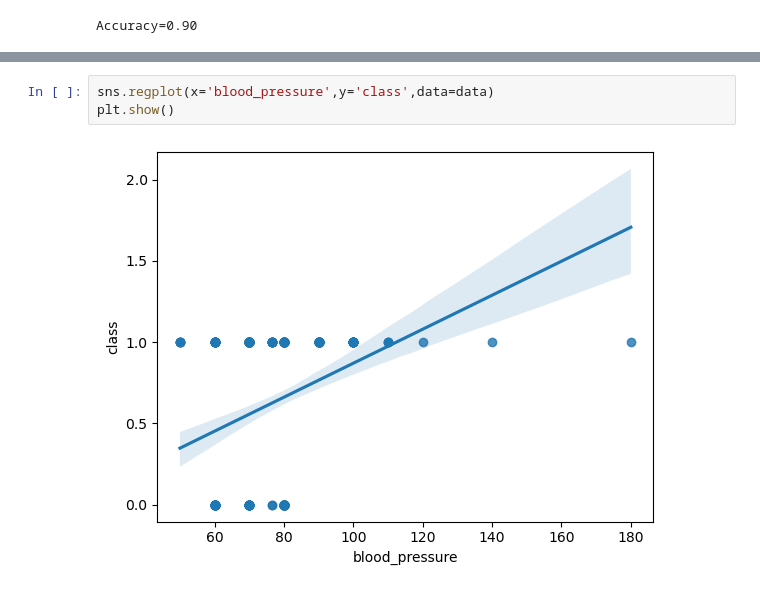
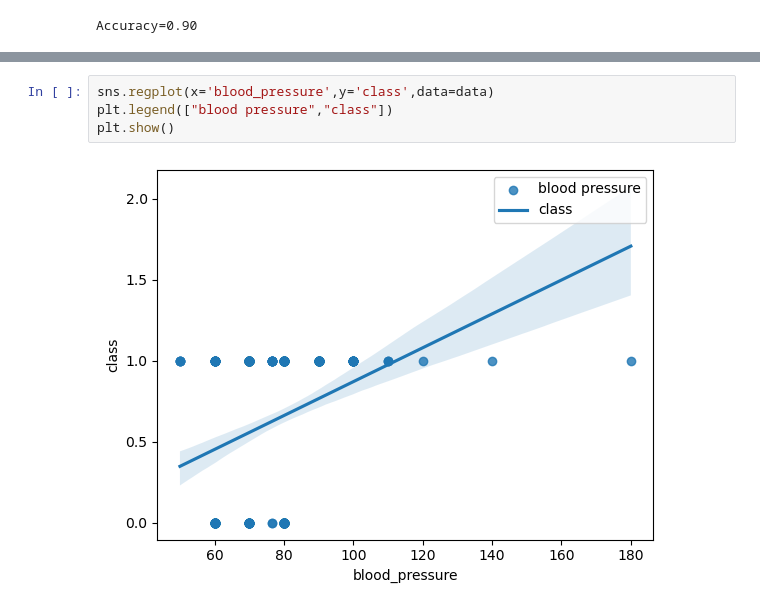
Before and after one commit to koubaib-ben-yedder/Machine_Learning_Algorithms_Checkpoint, a Jupyter notebook: Machine Learning Algorithms Checkpoint.ipynb, the cells around one changed output, grey strips where cells are left out. Drawn from its saved outputs; the diff is of its cells as text.

```diff
--- a/Machine Learning Algorithms Checkpoint.ipynb
+++ b/Machine Learning Algorithms Checkpoint.ipynb
@@ -323,7 +323,8 @@ plt.show()
 # %%
 sns.regplot(x='blood_pressure',y='class',data=data)
+plt.legend(["blood pressure","class"])
 plt.show()
 # %% [output]
-[figure, old version]
+[figure, new version]
 # %%
 sns.regplot(x='specific gravity',y='class',data=data)
```
Also changed, not shown: parts of 17 cells of this notebook.
